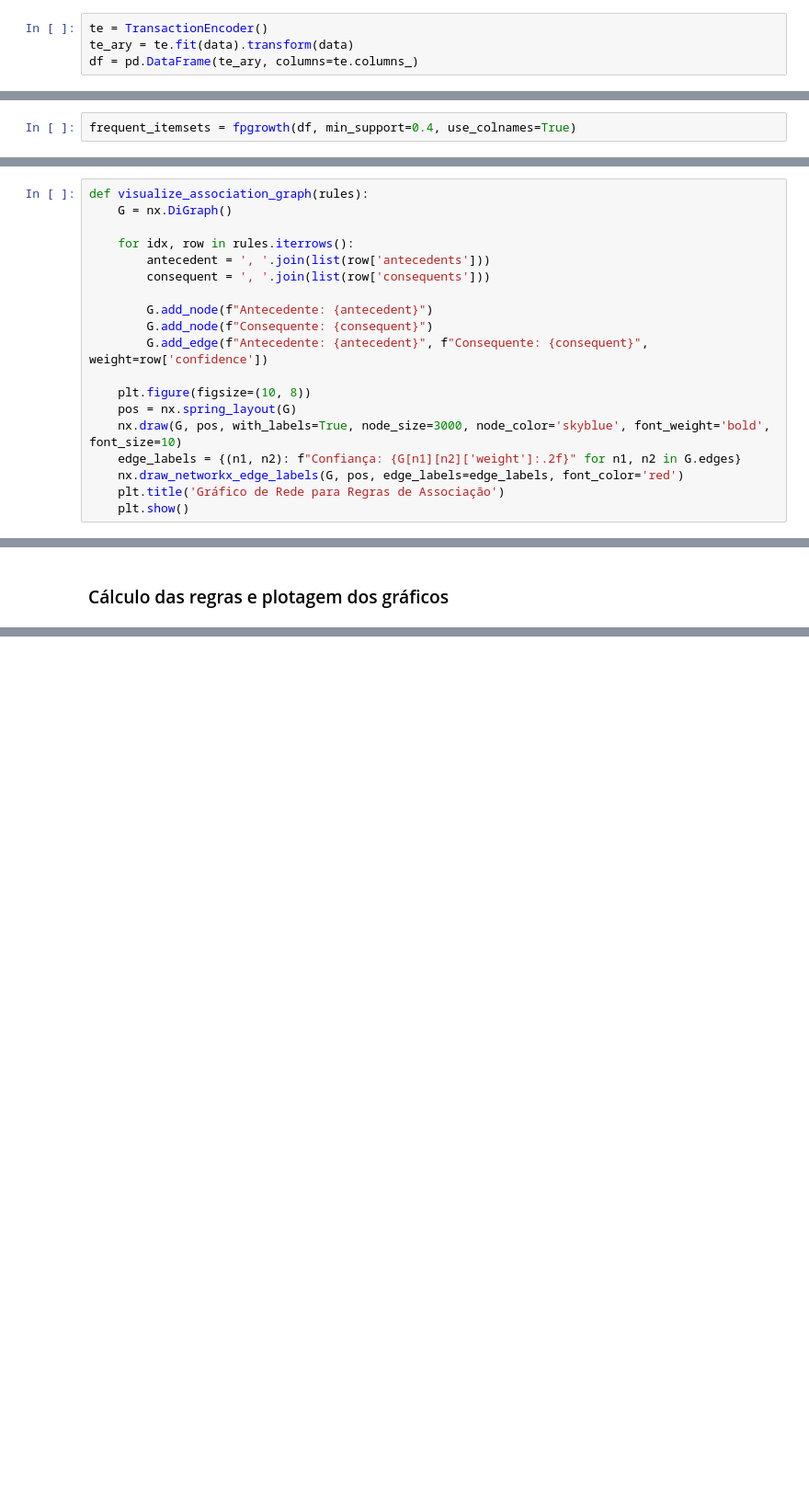
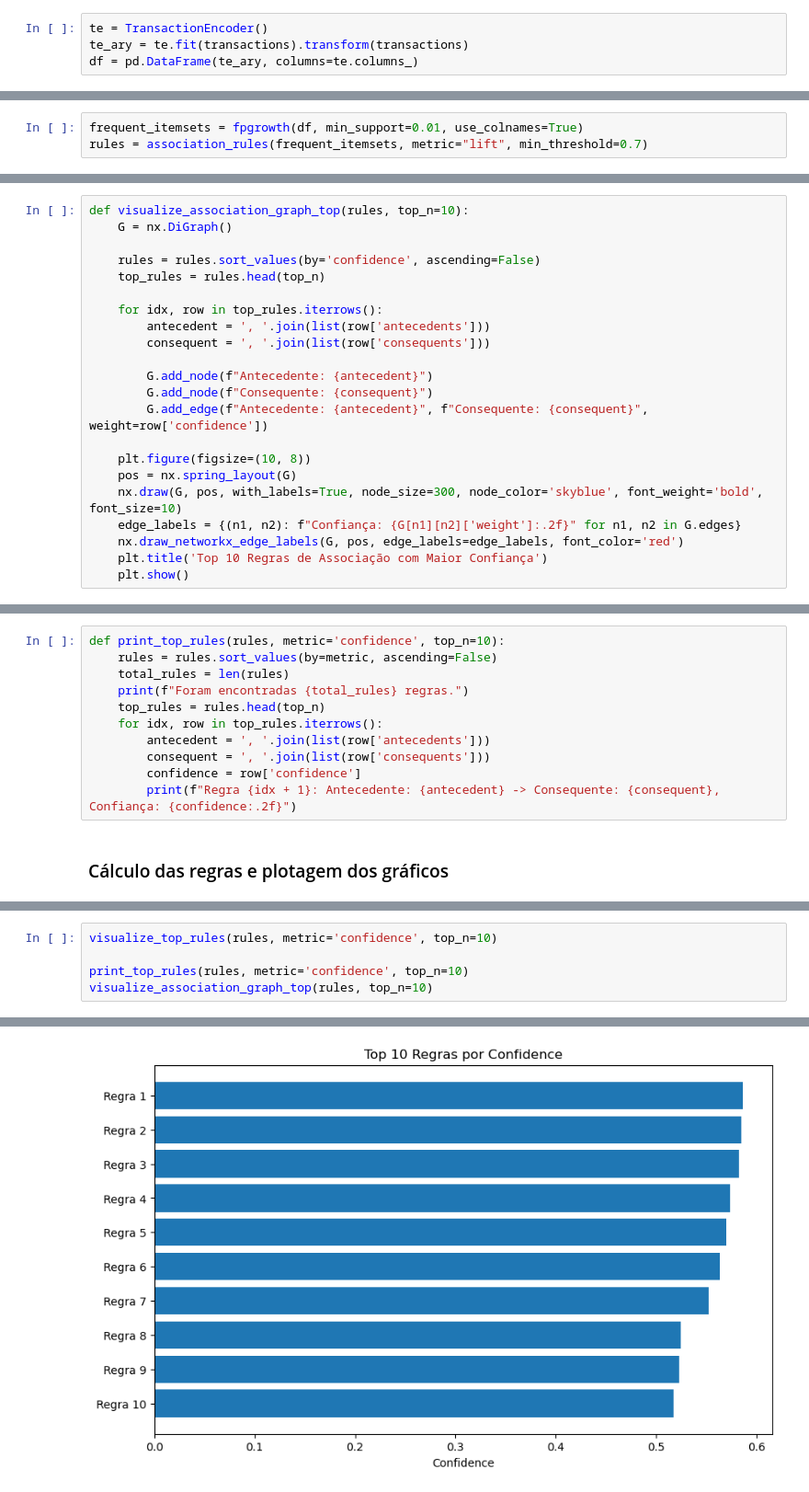
Before and after one commit to carlosestevaobs/MachineLearningAlgorithms, a Jupyter notebook: AssociationRules/fpgrowthExample.ipynb, the cells around one changed output, grey strips where cells are left out. Shown: that part at 92% size. Saved outputs shown, nothing was run; the diff lists cells and outputs as text; blank space fills up the shorter version.

```diff
--- a/AssociationRules/fpgrowthExample.ipynb
+++ b/AssociationRules/fpgrowthExample.ipynb
@@ -23,6 +20,6 @@ data = [
 ### Conversão dos dados para o formato esperado pelo algoritmo
 # %%
 te = TransactionEncoder()
-te_ary = te.fit(data).transform(data)
+te_ary = te.fit(transactions).transform(transactions)
 df = pd.DataFrame(te_ary, columns=te.columns_)
 # %% [markdown]
@@ -30,5 +27,6 @@ df = pd.DataFrame(te_ary, columns=te.columns_)
 # %%
-frequent_itemsets = fpgrowth(df, min_support=0.4, use_colnames=True)
+frequent_itemsets = fpgrowth(df, min_support=0.01, use_colnames=True)
+rules = association_rules(frequent_itemsets, metric="lift", min_threshold=0.7)
 # %% [markdown]
 ### Gráfico de barras para as top regras com maior confiança
 # %%
@@ -49,10 +47,13 @@ def visualize_top_rules(rules, metric='confidence', top_n=10):
 # %% [markdown]
 ### Criação do gráfico de associação
 # %%
-def visualize_association_graph(rules):
+def visualize_association_graph_top(rules, top_n=10):
     G = nx.DiGraph()
 
-    for idx, row in rules.iterrows():
+    rules = rules.sort_values(by='confidence', ascending=False)
+    top_rules = rules.head(top_n)
+
+    for idx, row in top_rules.iterrows():
         antecedent = ', '.join(list(row['antecedents']))
         consequent = ', '.join(list(row['consequents']))
 
@@ -62,8 +63,8 @@ def visualize_association_graph(rules):
 
     plt.figure(figsize=(10, 8))
     pos = nx.spring_layout(G)
-    nx.draw(G, pos, with_labels=True, node_size=3000, node_color='skyblue', font_weight='bold', font_size=10)
+    nx.draw(G, pos, with_labels=True, node_size=300, node_color='skyblue', font_weight='bold', font_size=10)
     edge_labels = {(n1, n2): f"Confiança: {G[n1][n2]['weight']:.2f}" for n1, n2 in G.edges}
     nx.draw_networkx_edge_labels(G, pos, edge_labels=edge_labels, font_color='red')
-    plt.title('Gráfico de Rede para Regras de Associação')
+    plt.title('Top 10 Regras de Associação com Maior Confiança')
     plt.show()
@@ -70,2 +73,13 @@ def visualize_association_graph(rules):
+# %%
+def print_top_rules(rules, metric='confidence', top_n=10):
+    rules = rules.sort_values(by=metric, ascending=False)
+    total_rules = len(rules)
+    print(f"Foram encontradas {total_rules} regras.")
+    top_rules = rules.head(top_n)
+    for idx, row in top_rules.iterrows():
+        antecedent = ', '.join(list(row['antecedents']))
+        consequent = ', '.join(list(row['consequents']))
+        confidence = row['confidence']
+        print(f"Regra {idx + 1}: Antecedente: {antecedent} -> Consequente: {consequent}, Confiança: {confidence:.2f}")
 # %% [markdown]
 ### Cálculo das regras e plotagem dos gráficos
@@ -80,0 +86,6 @@ Foram encontradas 6 regras.
+# %%
+visualize_top_rules(rules, metric='confidence', top_n=10)
+
+print_top_rules(rules, metric='confidence', top_n=10)
+visualize_association_graph_top(rules, top_n=10)
+# %% [output]
@@ -80,0 +93 @@ Foram encontradas 6 regras.
+[figure, added]
```
Also changed, not shown: parts of 6 cells of this notebook, 2 other files.
